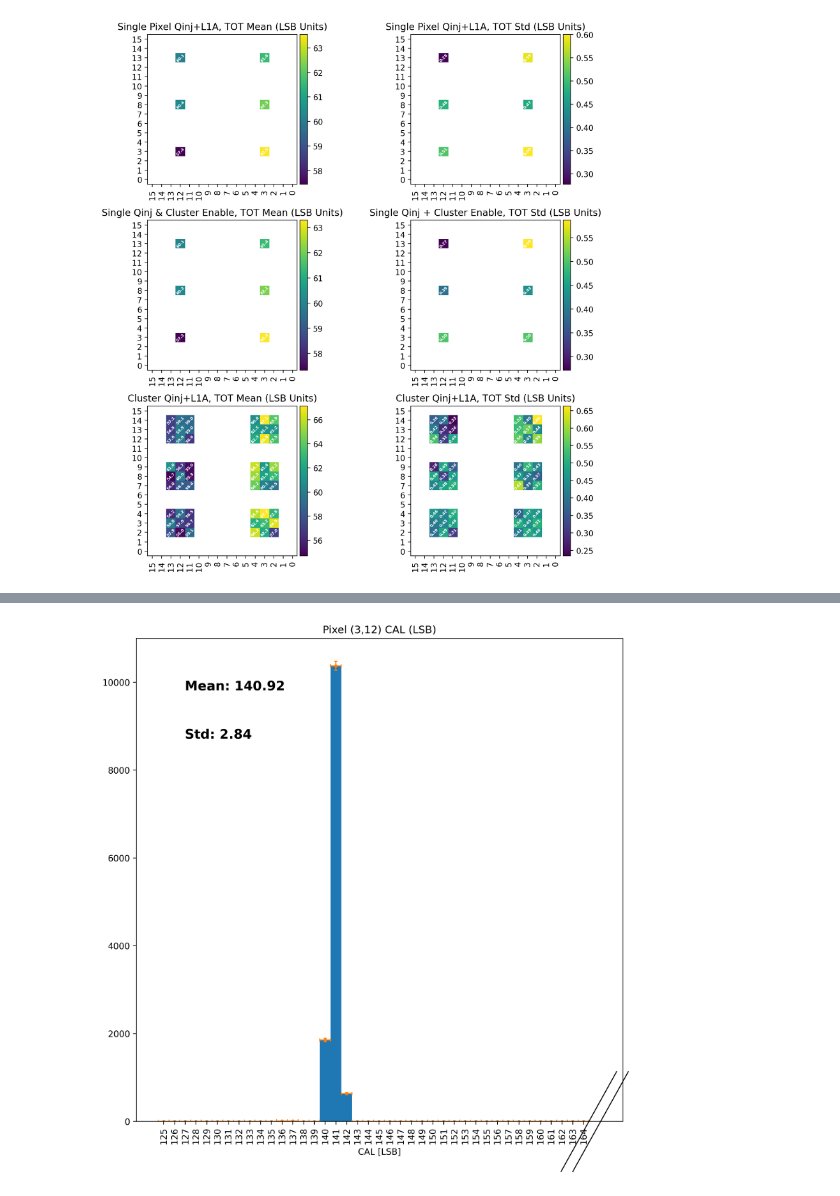
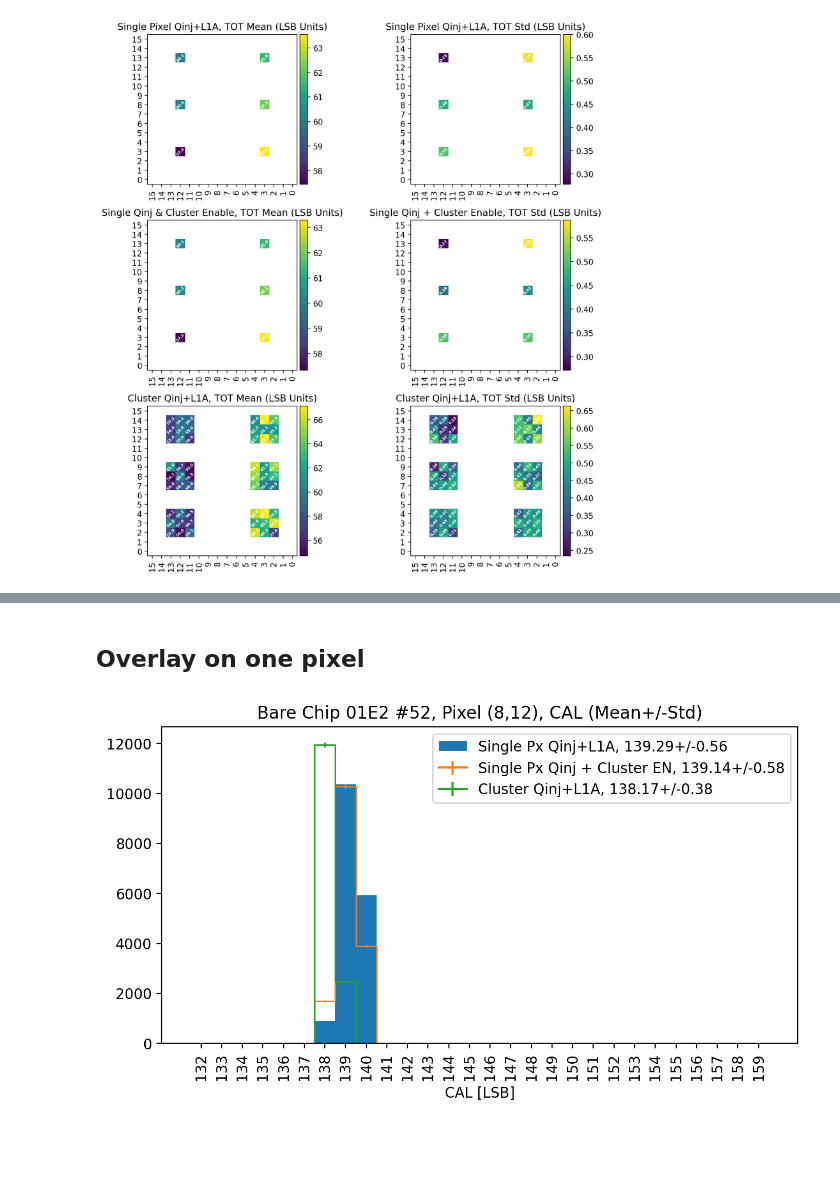
Before and after one commit to cbeiraod/ETROC-Analysis, a Jupyter notebook: Cluster_Qinj_Mapping.ipynb, the cells around one changed output, grey strips where cells are left out. Saved outputs shown, nothing was run; the diff lists cells and outputs as text; code cells hidden in the pictures; blank space fills up the shorter version.

Commit message:
Added latest plots

```diff
--- a/Cluster_Qinj_Mapping.ipynb
+++ b/Cluster_Qinj_Mapping.ipynb
@@ -11,6 +11,14 @@ import hist
 from hist import Hist
 # %%
 def deliver_acc_stats(file_list):
+    h = [[(
+        Hist.new.Integer(125, 165, name="CAL", label="CAL [LSB]")
+        .Integer(45, 85, name="TOT", label="TOT [LSB]")
+        .Integer(150, 275, name="TOA", label="TOA [LSB]")
+        .Double()
+      )
+      for j in range(16)]
+     for i in range(16)]
     hit_counts = np.zeros((16,16))
     CAL_sum = np.zeros((16,16))
     CAL_sum_sq = np.zeros((16,16))
@@ -52,10 +60,11 @@ def deliver_acc_stats(file_list):
                 TOA_sum_sq[row, col] += TOA*TOA
                 TOT_sum[row, col] += TOT
                 TOT_sum_sq[row, col] += TOT*TOT
+                h[row][col].fill(CAL,TOT,TOA)
 
                 if(TOA<min_toa): min_toa = TOA
                 if(TOA>max_toa): max_toa = TOA
     print("Min TOA:",min_toa,". Max TOA:", max_toa)
-    return hit_counts,CAL_sum,CAL_sum_sq,TOA_sum,TOA_sum_sq,TOT_sum,TOT_sum_sq
+    return hit_counts,CAL_sum,CAL_sum_sq,TOA_sum,TOA_sum_sq,TOT_sum,TOT_sum_sq,h
 # %%
 def compute_stats(returned_package):
@@ -99,6 +108,7 @@ for path, subdirs, files in os.walk(root):
 # %%
 returned_package = deliver_acc_stats(file_list)
 center_CAL_mean,center_CAL_std,center_TOA_mean,center_TOA_std,center_TOT_mean,center_TOT_std = compute_stats(returned_package)
+center_h = returned_package[-1]
 # %% [output]
 1/14
 2/14
@@ -150,6 +160,7 @@ for path, subdirs, files in os.walk(root):
 # %%
 returned_package = deliver_acc_stats(file_list)
 single_CAL_mean,single_CAL_std,single_TOA_mean,single_TOA_std,single_TOT_mean,single_TOT_std = compute_stats(returned_package)
+single_h = returned_package[-1]
 # %% [output]
 1/29
 2/29
@@ -203,6 +214,7 @@ for path, subdirs, files in os.walk(root):
 # %%
 returned_package = deliver_acc_stats(file_list)
 allequal_CAL_mean,allequal_CAL_std,allequal_TOA_mean,allequal_TOA_std,allequal_TOT_mean,allequal_TOT_std = compute_stats(returned_package)
+allequal_h = returned_package[-1]
 # %% [output]
 1/42
 2/42
@@ -1041,15 +527,17 @@ plt.close()
+# %% [markdown]
+## Overlay on one pixel
 # %%
-fig = plt.figure(dpi=300, figsize=(10,10))
+fig = plt.figure(dpi=200, figsize=(8,4))
 gs = fig.add_gridspec(1,1)
 ax = fig.add_subplot(gs[0,0])
-ax.set_title(f"Pixel ({3},{12}) CAL (LSB)")
-h[3][12].project("CAL").plot1d(ax=ax, lw=1, histtype="fill")
-h[3][12].project("CAL").plot1d(ax=ax, lw=1, marker='.', histtype="errorbar", fillstyle='full', xerr=True, capsize=2, markersize=5)
+ax.set_title(f"Bare Chip 01E2 #52, Pixel ({8},{12}), CAL (Mean+/-Std)")
+center_h[8][12].project("CAL")[132j:160j].plot1d(ax=ax, lw=1,histtype="fill", label=f"Single Px Qinj+L1A, {center_CAL_mean[8,12]:.2f}+/-{center_CAL_std[8,12]:.2f}")
+single_h[8][12].project("CAL")[132j:160j].plot1d(ax=ax, lw=1, label=f"Single Px Qinj + Cluster EN, {single_CAL_mean[8,12]:.2f}+/-{single_CAL_std[8,12]:.2f}")
+allequal_h[8][12].project("CAL")[132j:160j].plot1d(ax=ax, lw=1, label=f"Cluster Qinj+L1A, {allequal_CAL_mean[8,12]:.2f}+/-{allequal_CAL_std[8,12]:.2f}")
 ax.set_xticks(ax.get_xticks(),ax.get_xticklabels(), rotation='vertical')
-ax.text(0.1, 0.9, f"Mean: {center_CAL_mean[3,12]:.2f}", ha="left", va="center", fontweight="bold", c="black", size=15, transform=ax.transAxes)
-ax.text(0.1, 0.8, f"Std: {center_CAL_std[3,12]:.2f}", ha="left", va="center", fontweight="bold", c="black", size=15, transform=ax.transAxes)
-plt.savefig("figures/clusterCenters_CAL_3_12.pdf")
+plt.legend()
+plt.savefig("figures/clusterCenters_CAL_8_12.pdf")
 plt.show()
 # %% [output]
-[figure, old version]
+[figure, new version]
 # %%
```
Also changed, not shown: parts of 8 cells of this notebook, 18 other files.
